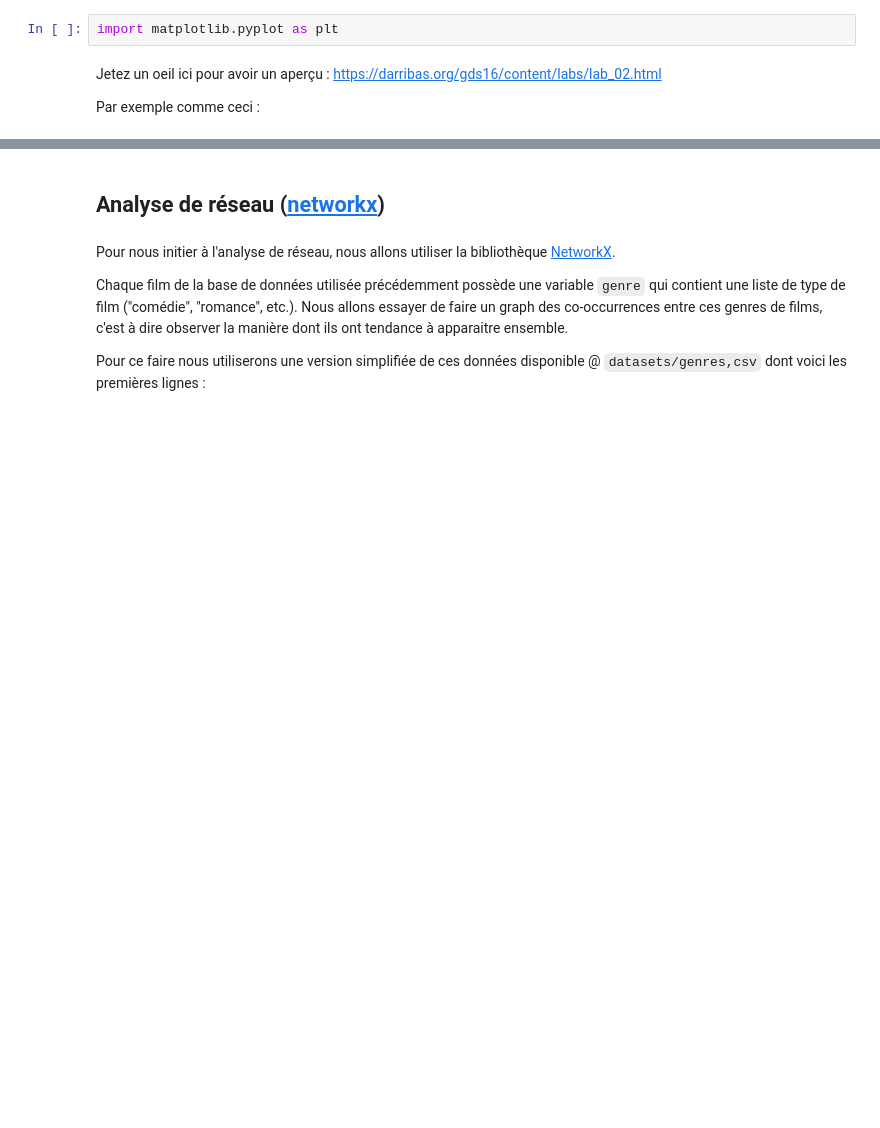
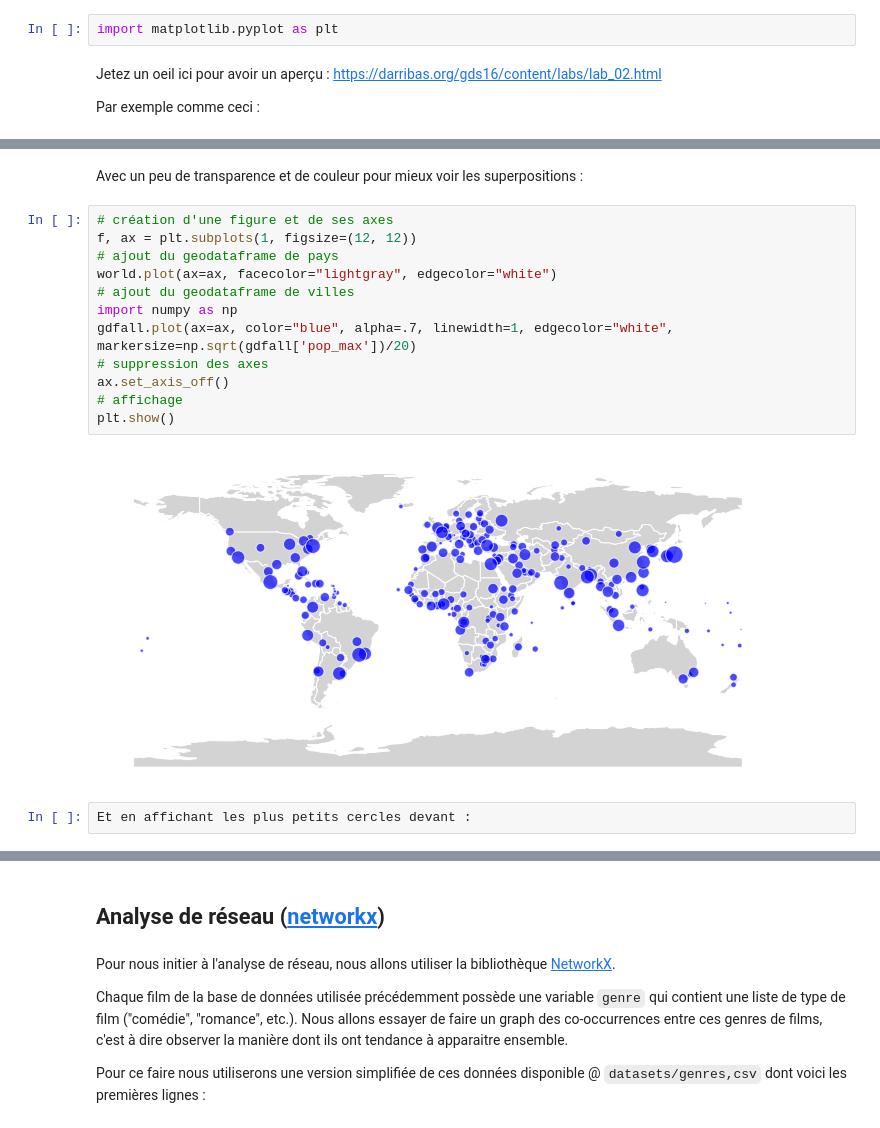
Before and after one commit to mazieres/explo-shs-python, a Jupyter notebook: materiel/introduction_analyse_de_donnees_avec_python.ipynb, the cells around one changed output, grey strips where cells are left out. Cells and saved outputs as stored; diff of their text form; blank space fills up the shorter version.

```diff
--- a/materiel/introduction_analyse_de_donnees_avec_python.ipynb
+++ b/materiel/introduction_analyse_de_donnees_avec_python.ipynb
@@ -359,0 +445,18 @@ plt.show()
+# %% [markdown]
+Avec un peu de transparence et de couleur pour mieux voir les superpositions :
+# %%
+# création d'une figure et de ses axes
+f, ax = plt.subplots(1, figsize=(12, 12))
+# ajout du geodataframe de pays
+world.plot(ax=ax, facecolor="lightgray", edgecolor="white")
+# ajout du geodataframe de villes
+import numpy as np
+gdfall.plot(ax=ax, color="blue", alpha=.7, linewidth=1, edgecolor="white", markersize=np.sqrt(gdfall['pop_max'])/20)
+# suppression des axes
+ax.set_axis_off()
+# affichage
+plt.show()
+# %% [output]
+[figure, added]
+# %%
+Et en affichant les plus petits cercles devant :
```
Also changed, not shown: parts of 22 cells of this notebook.
